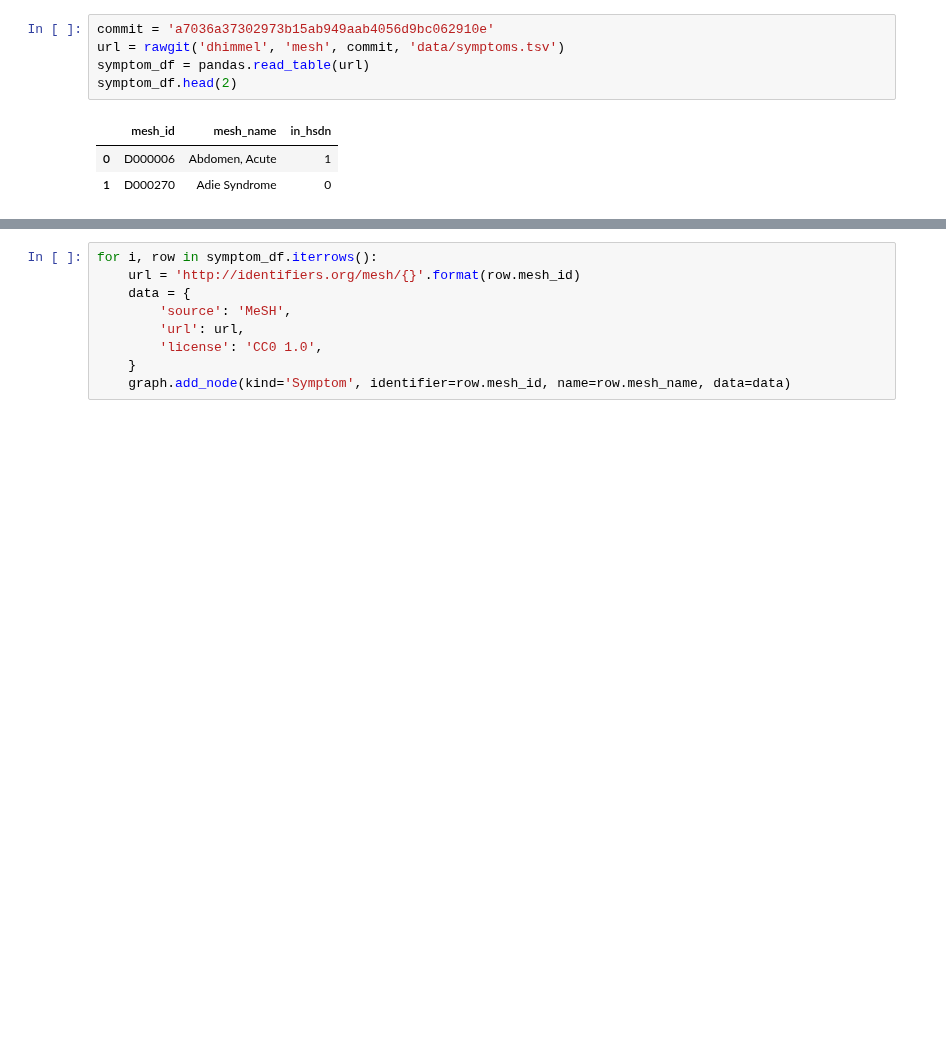
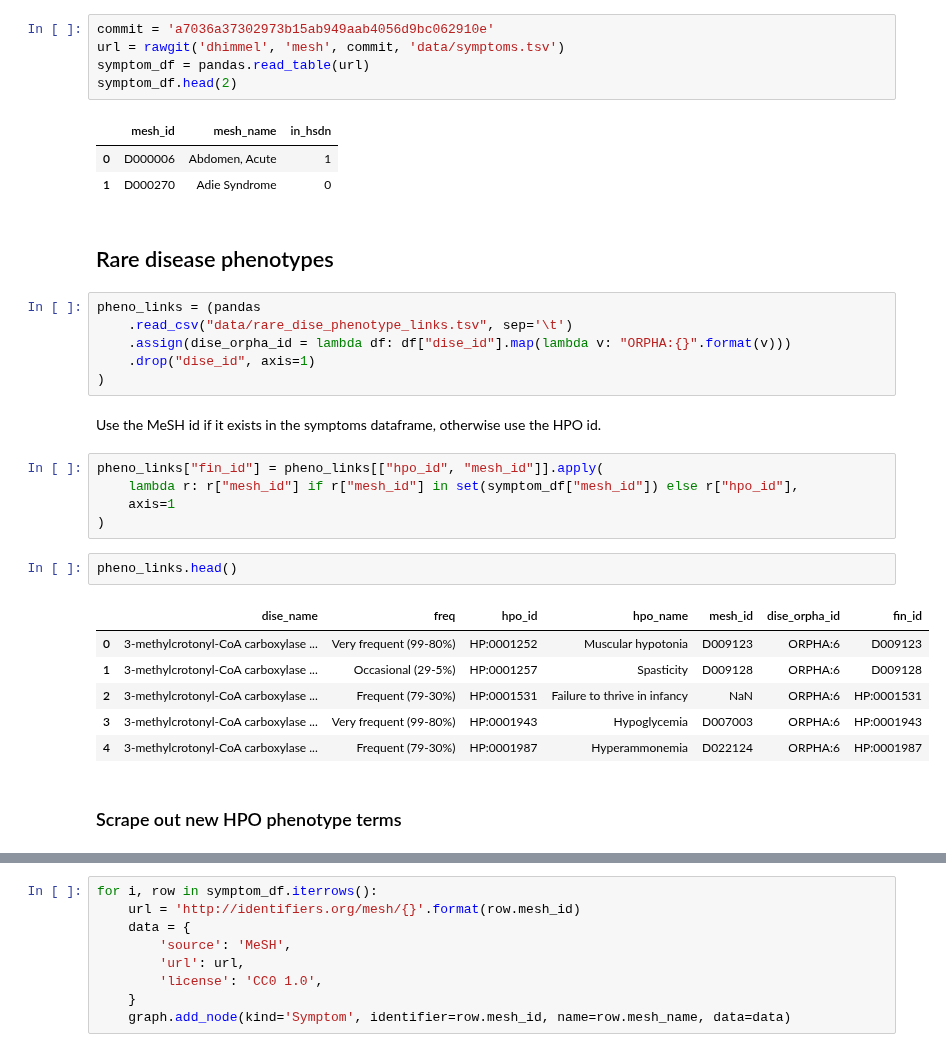
Before and after one commit to veleritas/integrate, a Jupyter notebook: integrate.ipynb, the cells around one changed output, grey strips where cells are left out. Drawn from its saved outputs; the diff is of its cells as text; blank space fills up the shorter version.

```diff
--- a/integrate.ipynb
+++ b/integrate.ipynb
@@ -174,3 +204,29 @@ symptom_df.head(2)
 |  | mesh_id | mesh_name | in_hsdn |
 | 0 | D000006 | Abdomen, Acute | 1 |
 | 1 | D000270 | Adie Syndrome | 0 |
+# %% [markdown]
+## Rare disease phenotypes
+# %%
+pheno_links = (pandas
+    .read_csv("data/rare_dise_phenotype_links.tsv", sep='\t')
+    .assign(dise_orpha_id = lambda df: df["dise_id"].map(lambda v: "ORPHA:{}".format(v)))
+    .drop("dise_id", axis=1)
+)
+# %% [markdown]
+Use the MeSH id if it exists in the symptoms dataframe, otherwise use the HPO id.
+# %%
+pheno_links["fin_id"] = pheno_links[["hpo_id", "mesh_id"]].apply(
+    lambda r: r["mesh_id"] if r["mesh_id"] in set(symptom_df["mesh_id"]) else r["hpo_id"],
+    axis=1
+)
+# %%
+pheno_links.head()
+# %% [output]
+|  | dise_name | freq | hpo_id | hpo_name | mesh_id | dise_orpha_id | fin_id |
+| 0 | 3-methylcrotonyl-CoA carboxylase ... | Very frequent (99-80%) | HP:0001252 | Muscular hypotonia | D009123 | ORPHA:6 | D009123 |
+| 1 | 3-methylcrotonyl-CoA carboxylase ... | Occasional (29-5%) | HP:0001257 | Spasticity | D009128 | ORPHA:6 | D009128 |
+| 2 | 3-methylcrotonyl-CoA carboxylase ... | Frequent (79-30%) | HP:0001531 | Failure to thrive in infancy | NaN | ORPHA:6 | HP:0001531 |
+| 3 | 3-methylcrotonyl-CoA carboxylase ... | Very frequent (99-80%) | HP:0001943 | Hypoglycemia | D007003 | ORPHA:6 | HP:0001943 |
+| 4 | 3-methylcrotonyl-CoA carboxylase ... | Frequent (79-30%) | HP:0001987 | Hyperammonemia | D022124 | ORPHA:6 | HP:0001987 |
+# %% [markdown]
+### Scrape out new HPO phenotype terms
```
Also changed, not shown: parts of 48 cells of this notebook, 1 other file.
